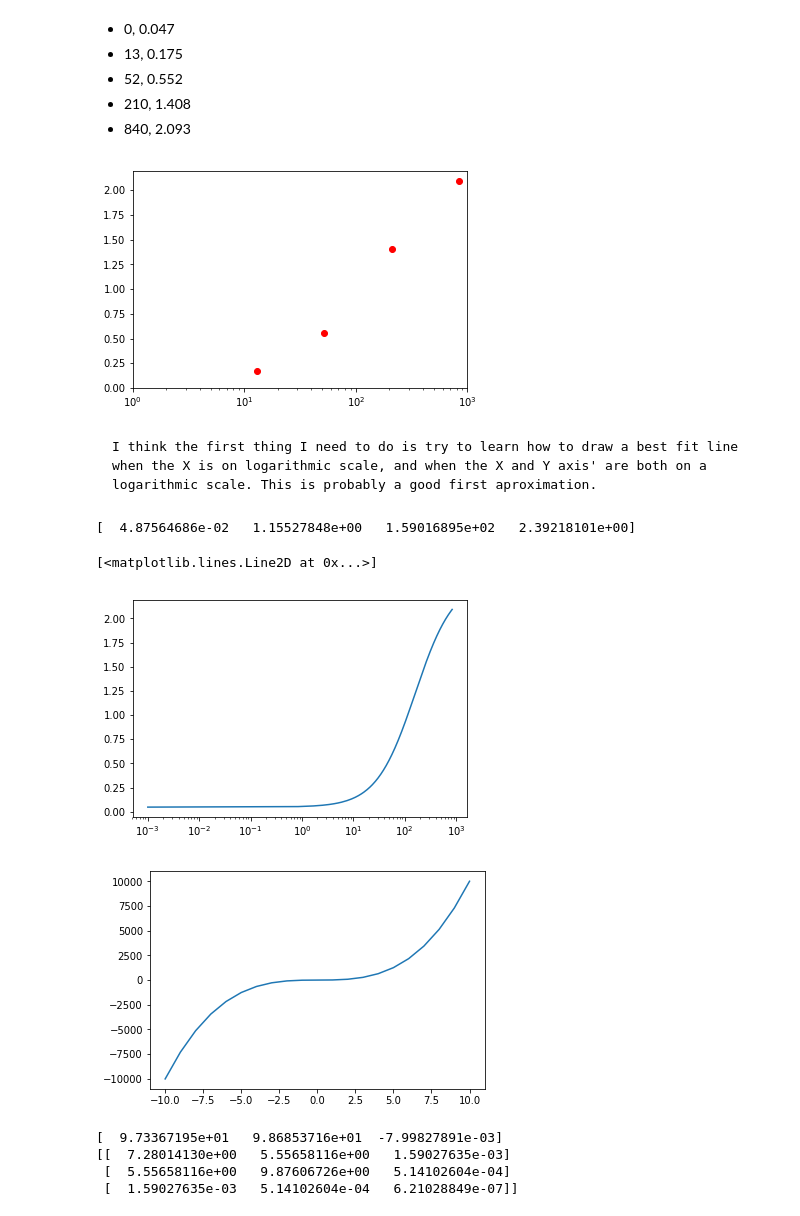
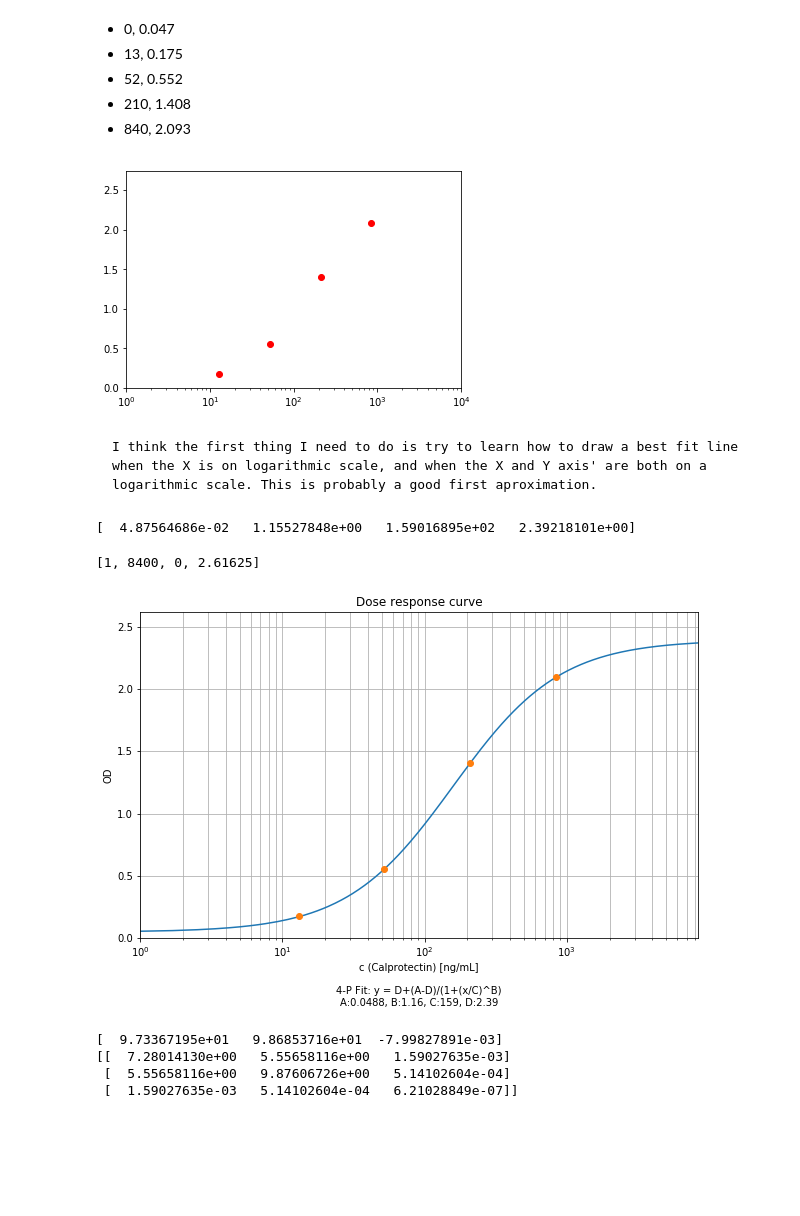
Before and after one commit to GeneJuggler/kurvit, a Jupyter notebook: kurvit.ipynb, the cells around one changed output. Saved outputs shown, nothing was run; the diff lists cells and outputs as text; code cells hidden in the pictures; blank space fills up the shorter version.

Commit message:
More progress made, trying to get R Squared working

```diff
--- a/kurvit.ipynb
+++ b/kurvit.ipynb
@@ -34,83 +34,55 @@ y = [0.047, 0.175, 0.552, 1.408, 2.093]
 # %%
 plt.plot(x, y, 'ro')
 plt.xscale('log')
-plt.axis([1, 1000, 0, 2.2])
+plt.axis([1, 10000, 0, 1.25*2.2])
 plt.show()
 # %% [output]
-[figure, old version]
+[figure, new version]
 # %% [markdown]
     I think the first thing I need to do is try to learn how to draw a best fit line when the X is on logarithmic scale, and when the X and Y axis' are both on a logarithmic scale. This is probably a good first aproximation.
 # %%
 import numpy as np
 import matplotlib.pyplot as plt
 from scipy.optimize import curve_fit
 
-#def graph(formula, x_range):
-#    x = np.array(x_range)
-#    y = formula(x)
-#    plt.plot(x, y)
-#    plt.xscale('log')
-#    plt.show
-
 def logistic4(x, A, B, C, D):
     """4PL logistic equation."""
     return D + (A-D)/(1 + (x/C)**B)
-
-def residuals(p, y, x):
-    """Deviations of data from fitted 4PL curve"""
-    A,B,C,D = p
-    err = y-logistic4(x, A, B, C, D)
-    return err
 
 x = [0.001, 13, 52, 210, 840]
 y = [0.047, 0.175, 0.552, 1.408, 2.093]
 
 # Initial guess for parameters
 p0 = [y[0], 0.01, 0.01, y[-1]]
 
 # Fit equation using least squares optimization
 popt, pcov = curve_fit(logistic4, x, y)#, p0)
 
+# Calculate R^2
+#+    "Boltzmann = [(1/(1+exp((V - x)/Slope))) for x in independent]\n",
+#+    "function = Boltzmann"
+#def r_square_calc():
+#    return(1 - sum([(x_val - y_val)**2 for x_val, y_val in zip(x, function)])/sum([(x - Mean_of_y)**2 for x in dependent]))\n",
+#r_square = r_square_calc()
+
 print(popt)
 
-xCont = np.linspace(min(x), max(x), 1000)
+xCont = np.linspace(0.001, 10*max(x), 10000)
 fittedData=[logistic4(xVal, *popt) for xVal in xCont]
-
-
-fig1 = plt.figure(1)
-plt.xscale('log')
+fig1 = plt.figure(figsize=(10,6))
 ax=fig1.add_subplot(1,1,1)
 ax.plot(xCont, fittedData)
-
-#graph(logistic4, range(0, 1000))
-
-# Plot results
-#plt.plot(x,y, 'ro')
-#plt.title('Least-squares 4PL fit to noisy data')
-#plt.legend(['Fit', 'Noisy', 'True'], loc='upper left')
-#for i, (param, actual, est) in enumerate(zip('ABCD', [A,B,C,D], plsq[0])):
-#    plt.text(10, 3-i*0.5, '%s = %.2f, est(%s) = %.2f' % (param, actual, param, est))
+ax.set_ylabel("OD")
+ax.set_xlabel("c (Calprotectin) [ng/mL]\n\n4-P Fit: y = D+(A-D)/(1+(x/C)^B)\nA:{0:0.3g}, B:{1:0.3g}, C:{2:0.3g}, D:{3:0.3g}".format(*popt))
+ax.grid(True, which='both')
+ax.set_title("Dose response curve")
+plt.xscale('log')
+plt.plot(x, y, 'o')
+plt.axis([1, 10*max(x), 0, 1.25*max(y)])
 # %% [output]
 [  4.87564686e-02   1.15527848e+00   1.59016895e+02   2.39218101e+00]
-[<matplotlib.lines.Line2D at 0x...>]
+[1, 8400, 0, 2.61625]
-[figure, old version]
+[figure, new version]
-# %%
-import numpy as np
-import matplotlib.pyplot as plt
-
-def graph(formula, x_range):
-    x = np.array(x_range)
-    y = formula(x)  # <- note now we're calling the function 'formula' with x
-    plt.plot(x, y)
-    plt.show()
-
-def my_formula(x):
-    z = 10
-    return z*x**3+2*x-4
-
-graph(my_formula, range(-10, 11))
-# %% [output]
-[figure, removed]
 # %%
 import matplotlib.pyplot as plt
 from matplotlib.pyplot import cm
```
Also changed, not shown: parts of 3 cells of this notebook.
